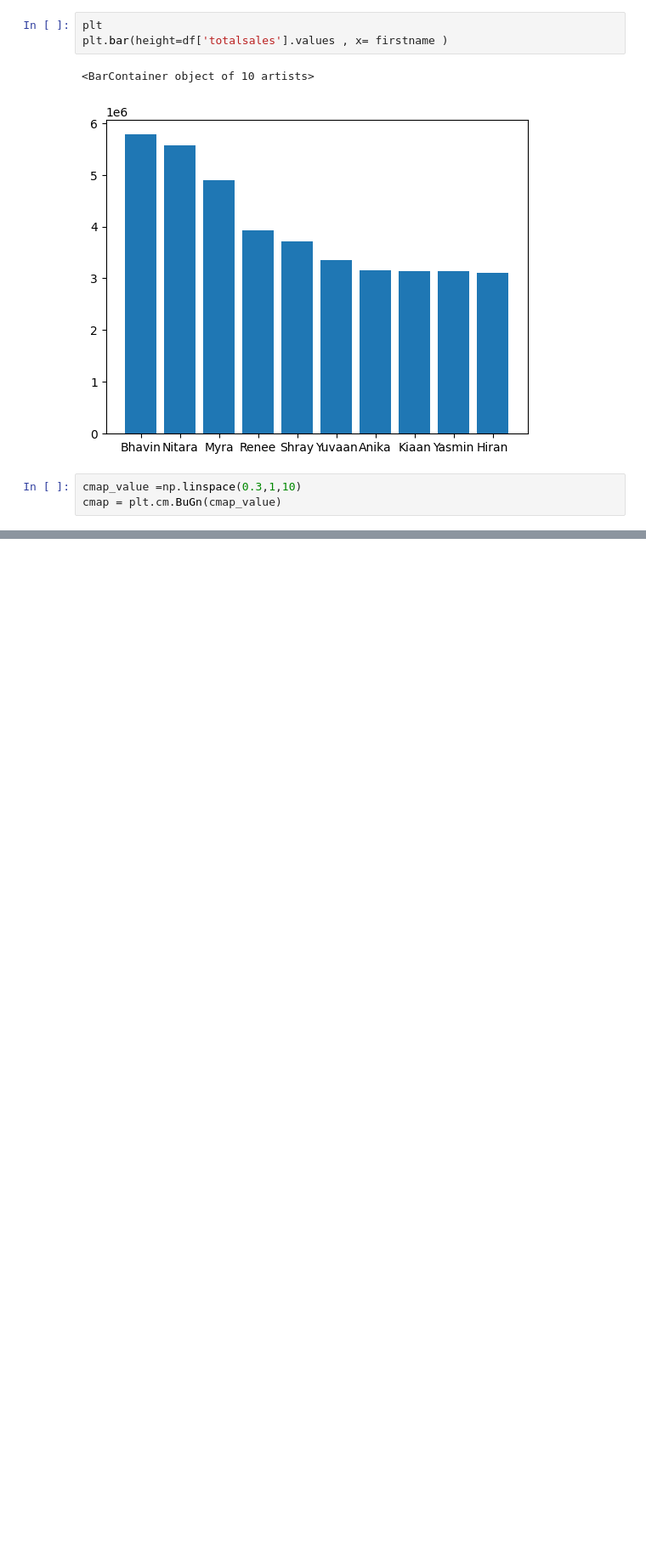
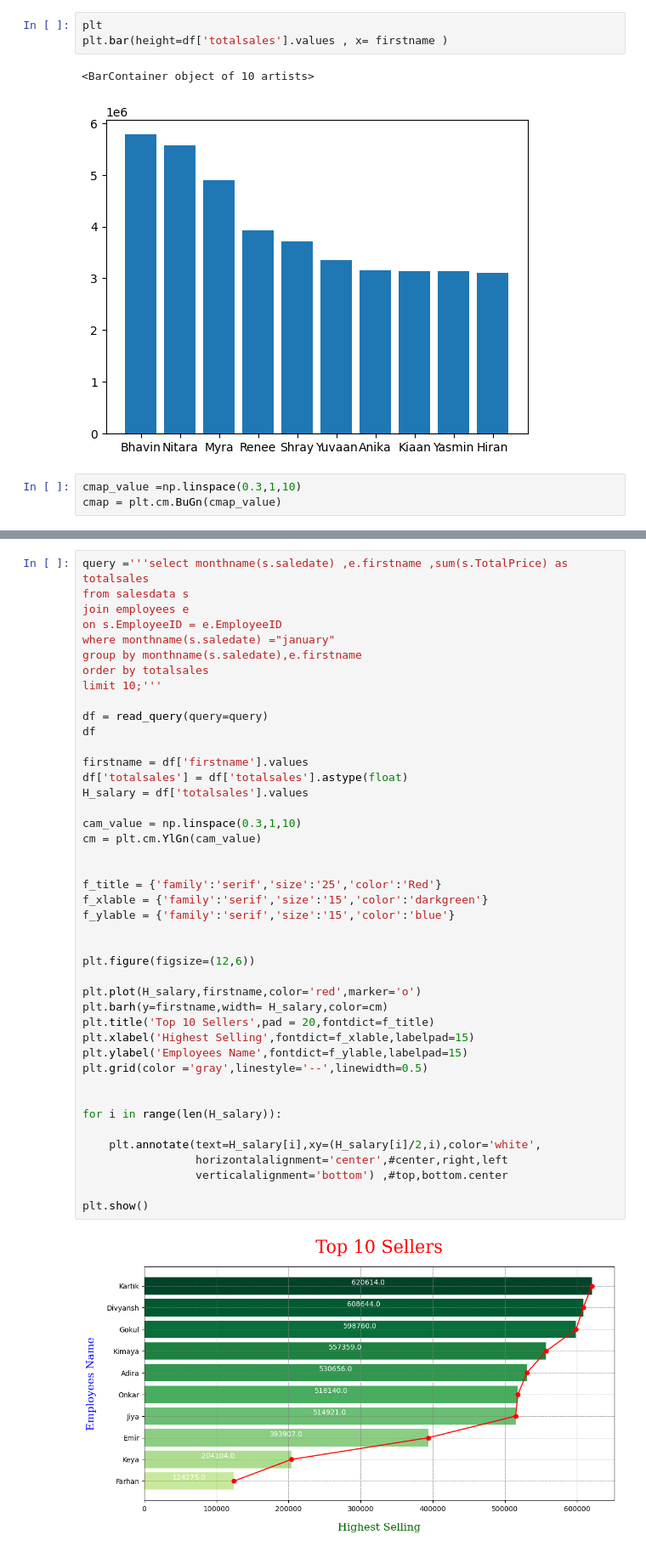
Before and after one commit to aniveshsharma/Ecommerce-Data-Analysis, a Jupyter notebook: SwiftMarket.ipynb, the cells around one changed output, grey strips where cells are left out. Shown at 85% size. Drawn from its saved outputs; the diff is of its cells as text; blank space fills up the shorter version.

```diff
--- a/SwiftMarket.ipynb
+++ b/SwiftMarket.ipynb
@@ -218,0 +276,45 @@ plt.xticks(rotation=25)
+# %%
+query ='''select monthname(s.saledate) ,e.firstname ,sum(s.TotalPrice) as totalsales
+from salesdata s
+join employees e
+on s.EmployeeID = e.EmployeeID
+where monthname(s.saledate) ="january"
+group by monthname(s.saledate),e.firstname
+order by totalsales
+limit 10;'''
+
+df = read_query(query=query)
+df
+
+firstname = df['firstname'].values
+df['totalsales'] = df['totalsales'].astype(float)
+H_salary = df['totalsales'].values
+
+cam_value = np.linspace(0.3,1,10)
+cm = plt.cm.YlGn(cam_value)
+
+
+f_title = {'family':'serif','size':'25','color':'Red'}
+f_xlable = {'family':'serif','size':'15','color':'darkgreen'}
+f_ylable = {'family':'serif','size':'15','color':'blue'}
+
+
+plt.figure(figsize=(12,6))
+
+plt.plot(H_salary,firstname,color='red',marker='o')
+plt.barh(y=firstname,width= H_salary,color=cm)
+plt.title('Top 10 Sellers',pad = 20,fontdict=f_title)
+plt.xlabel('Highest Selling',fontdict=f_xlable,labelpad=15)
+plt.ylabel('Employees Name',fontdict=f_ylable,labelpad=15)
+plt.grid(color ='gray',linestyle='--',linewidth=0.5)
+
+
+for i in range(len(H_salary)):
+
+    plt.annotate(text=H_salary[i],xy=(H_salary[i]/2,i),color='white',
+                 horizontalalignment='center',#center,right,left
+                 verticalalignment='bottom') ,#top,bottom.center
+
+plt.show()
+# %% [output]
+[figure, added]
```
Also changed, not shown: parts of 42 cells of this notebook, 2 other files.
